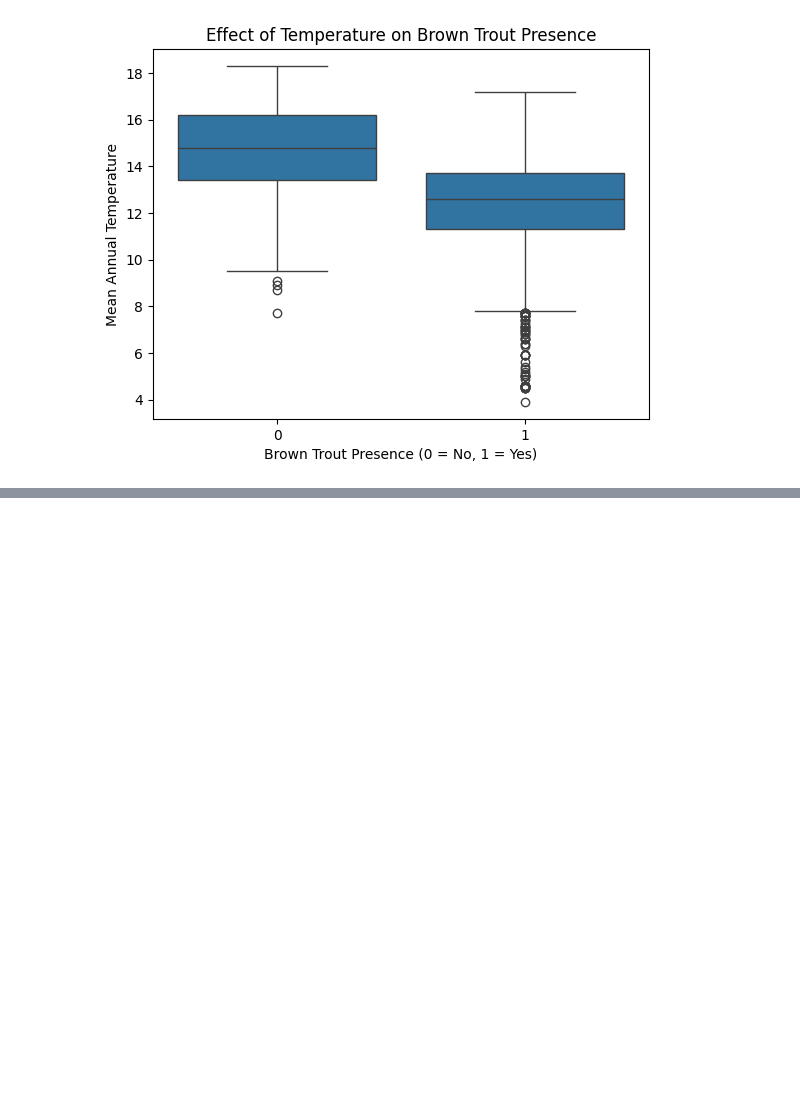
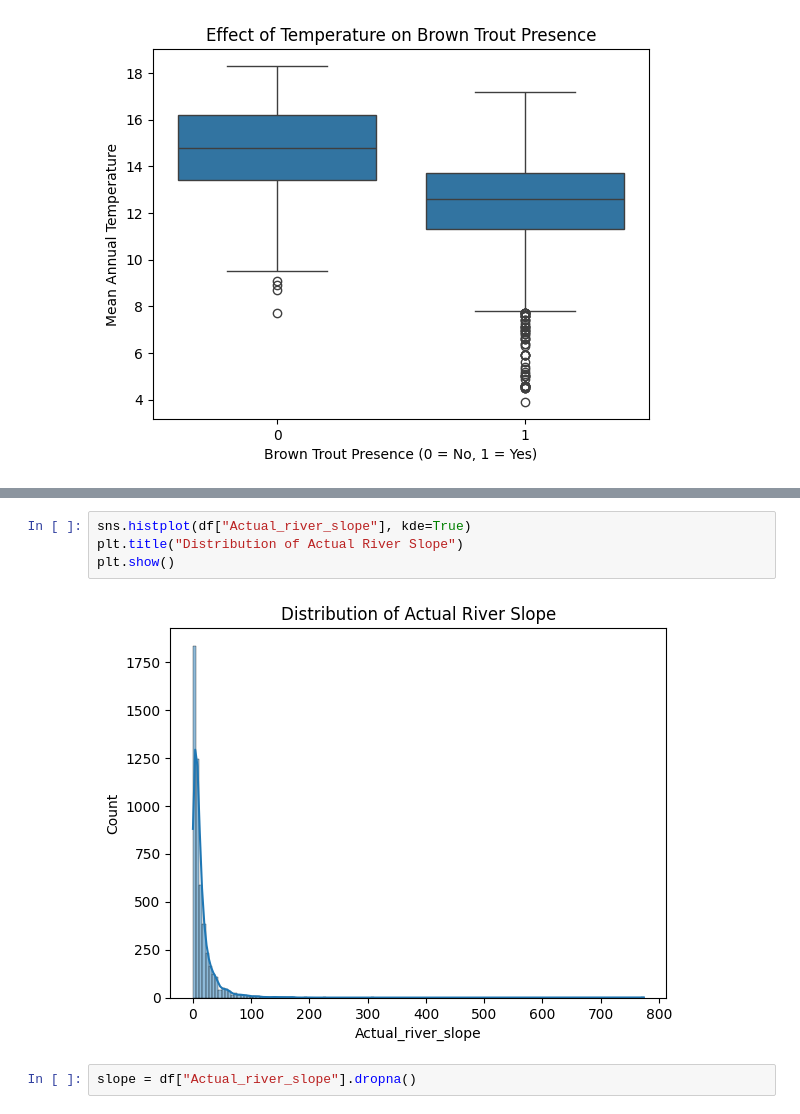
Before and after one commit to asternoeld/avcad, a Jupyter notebook: exercise4_statistical_inference/exercise4_statistical_inference.ipynb, the cells around one changed output, grey strips where cells are left out. Saved outputs shown, nothing was run; the diff lists cells and outputs as text; blank space fills up the shorter version.

```diff
--- a/exercise4_statistical_inference/exercise4_statistical_inference.ipynb
+++ b/exercise4_statistical_inference/exercise4_statistical_inference.ipynb
@@ -50,0 +117,8 @@ plt.show()
+# %%
+sns.histplot(df["Actual_river_slope"], kde=True)
+plt.title("Distribution of Actual River Slope")
+plt.show()
+# %% [output]
+[figure, added]
+# %%
+slope = df["Actual_river_slope"].dropna()
```
Also changed, not shown: parts of 16 cells of this notebook.
